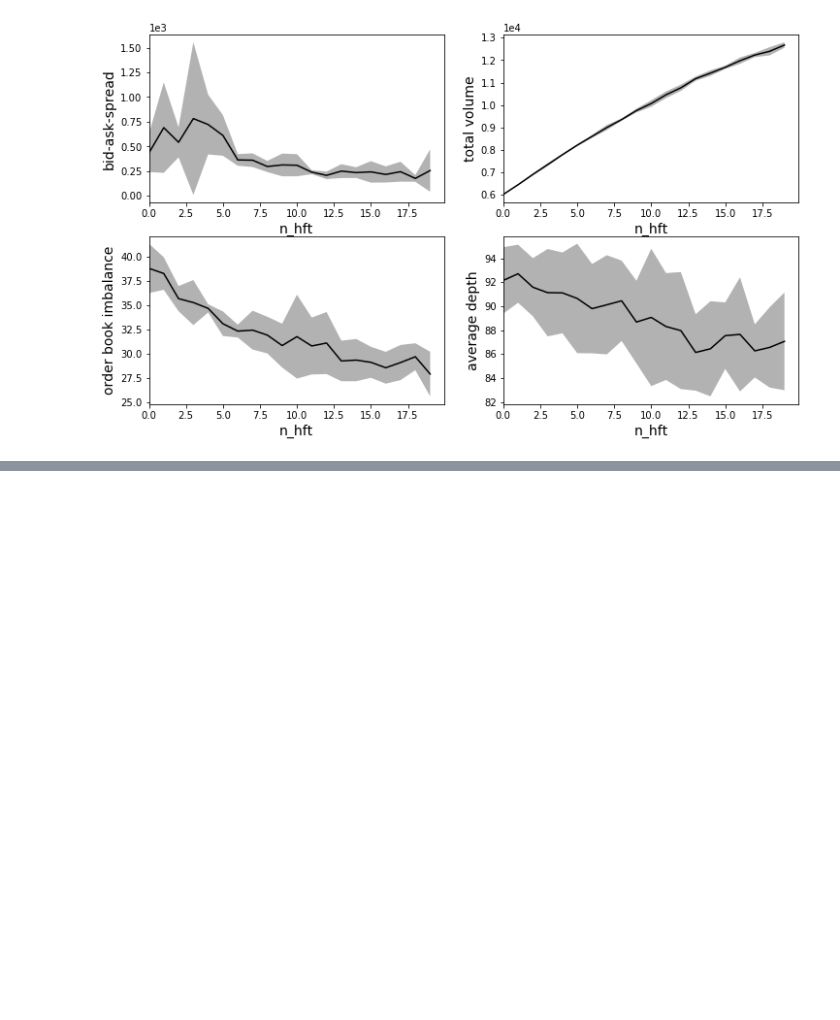
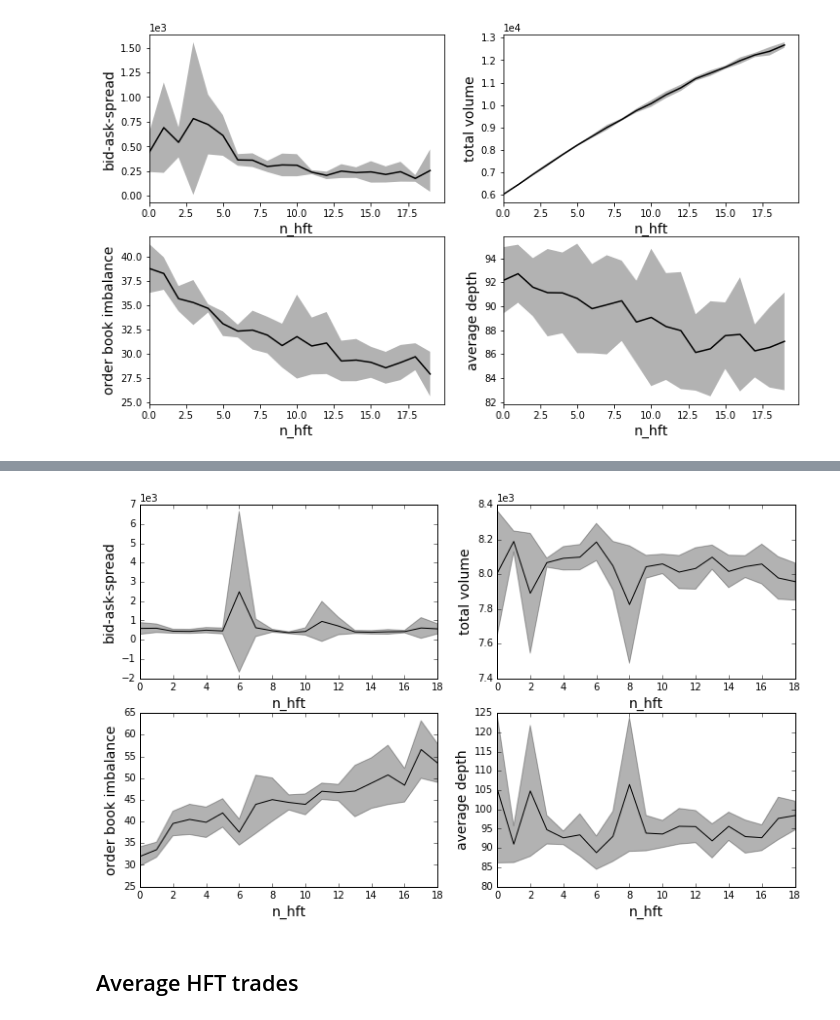
Before and after one commit to joerischasfoort/hfm-abm, a Jupyter notebook: experiments.ipynb, the cells around one changed output, grey strips where cells are left out. Saved outputs shown, nothing was run; the diff lists cells and outputs as text; code cells hidden in the pictures; blank space fills up the shorter version.

Commit message:
update notebook experiment 2 speed

```diff
--- a/experiments.ipynb
+++ b/experiments.ipynb
@@ -13,7 +13,7 @@ NRUNS = 5
 parameters = {
     # global parameters
     "n_lft": 100,
-    "n_hft": 1,
+    "n_hft": 5,
     "ticks": 1000, # 390 ticks per day
     "ticks_per_minute": 2,
     "fundamental_value": 10,
@@ -244,0 +287,56 @@ fig.savefig('predictions.png')
+# %%
+average_bid_asks = [av_bid_asks(orderbooks) for orderbooks in obs]
+volumes = [vol(orderbooks) for orderbooks in obs]
+volatilities = [vola(orderbooks) for orderbooks in obs]
+depths = [depth(orderbooks)[0] for orderbooks in obs]
+imbalance = [depth(orderbooks)[1] for orderbooks in obs]
+# %%
+fig, ((ax1, ax2), (ax3, ax4)) = plt.subplots(2, 2, figsize=(12,7))
+
+ax1.plot(range(len(average_bid_asks)), [np.mean(bid_asks) for bid_asks in average_bid_asks], c='k', label='Bid-ask')
+ax1.fill_between(range(len(average_bid_asks)),
+                 np.array([np.mean(bid_asks) for bid_asks in average_bid_asks])+np.array([np.std(bid_asks) for bid_asks in average_bid_asks]),
+                 np.array([np.mean(bid_asks) for bid_asks in average_bid_asks])-np.array([np.std(bid_asks) for bid_asks in average_bid_asks]),
+                 alpha=0.3, facecolor='black')
+
+ax1.set_ylabel('bid-ask-spread', fontsize='14')
+ax1.set_xlabel('n_hft', fontsize='14')
+ax1.set_xlim(xmin=0)
+
+ax2.plot(range(len(volumes)), [np.mean(volume) for volume in volumes], c='k')
+ax2.fill_between(range(len(volumes)),
+                 np.array([np.mean(volume) for volume in volumes])+np.array([np.std(volume) for volume in volumes]),
+                 np.array([np.mean(volume) for volume in volumes])-np.array([np.std(volume) for volume in volumes]),
+                 alpha=0.3, facecolor='black')
+
+ax2.set_ylabel('total volume', fontsize='14')
+ax2.set_xlabel('n_hft', fontsize='14')
+ax2.set_xlim(xmin=0)
+
+ax3.plot(range(len(imbalance)), [np.mean(i) for i in imbalance], c='k')
+ax3.fill_between(range(len(imbalance)),
+                 np.array([np.mean(i) for i in imbalance])+np.array([np.std(i) for i in imbalance]),
+                 np.array([np.mean(i) for i in imbalance])-np.array([np.std(i) for i in imbalance]),
+                 alpha=0.3, facecolor='black')
+ax3.set_ylabel('order book imbalance', fontsize='14')
+ax3.set_xlabel('n_hft', fontsize='14')
+ax3.set_xlim(xmin=0)
+
+ax4.plot(range(len(depths)), [np.mean(d) for d in depths], c='k')
+ax4.fill_between(range(len(depths)),
+                 np.array([np.mean(d) for d in depths])+np.array([np.std(d) for d in depths]),
+                 np.array([np.mean(d) for d in depths])-np.array([np.std(d) for d in depths]),
+                 alpha=0.3, facecolor='black')
+
+ax4.set_ylabel('average depth', fontsize='14')
+ax4.set_xlabel('n_hft', fontsize='14')
+ax4.set_xlim(xmin=0)
+
+for ax in [ax1, ax2, ax3]:
+    ax.ticklabel_format(axis='y', style='sci', scilimits=(-2,2))
+
+fig.savefig('speed_predictions.png')
+# %% [output]
+[figure, added]
+# %% [markdown]
+## Average HFT trades
```
Also changed, not shown: parts of 13 cells of this notebook, 2 other files.
